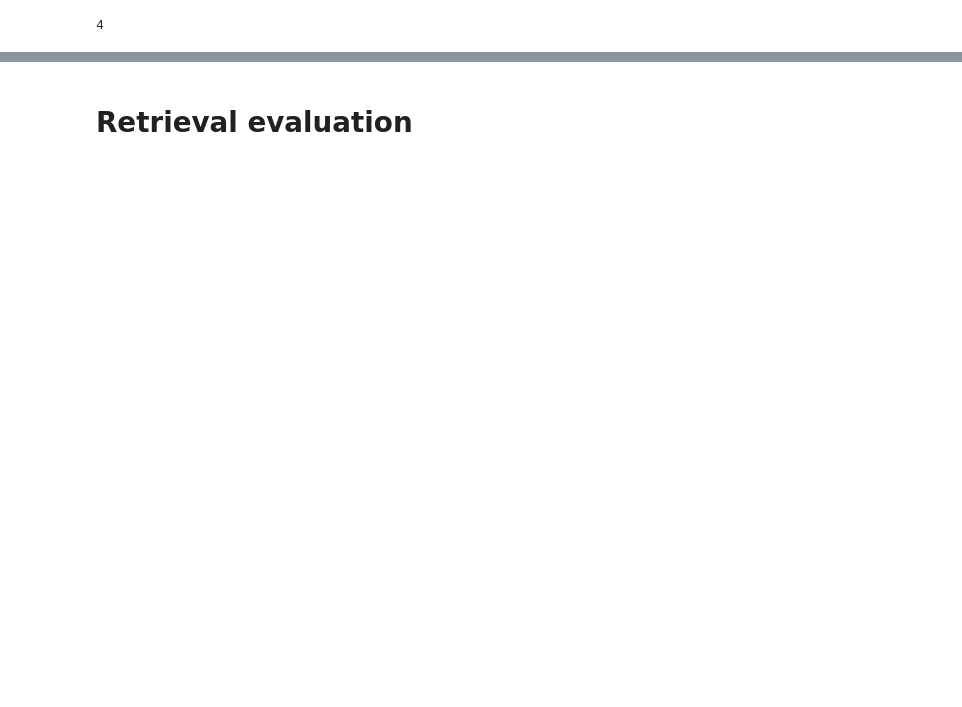
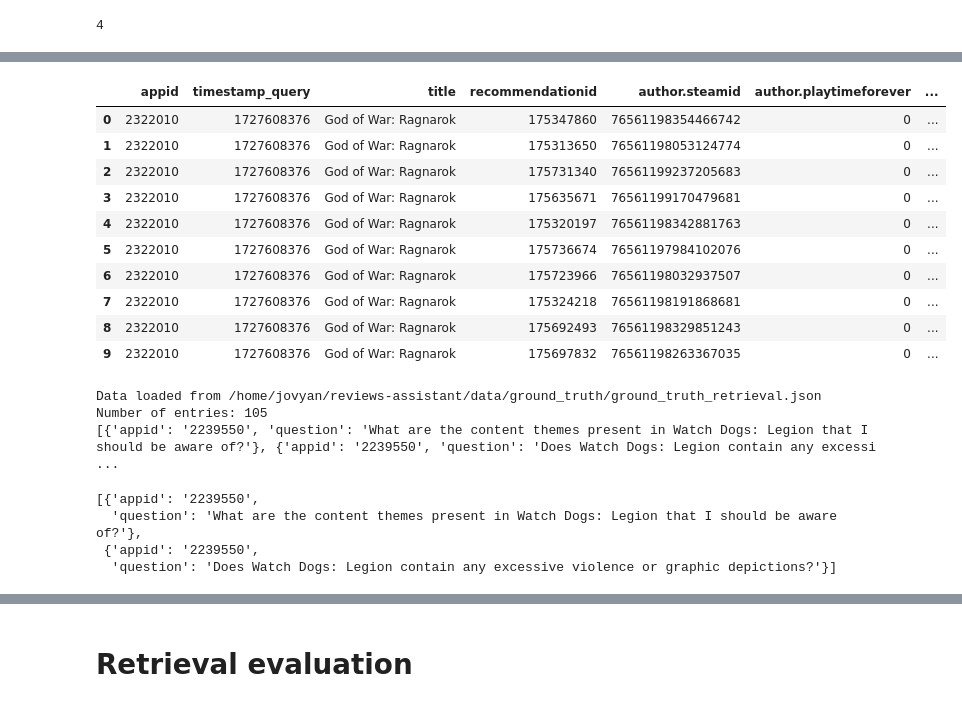
Before and after one commit to KonuTech/llm-zoomcamp-capstone-01, a Jupyter notebook: notebooks/003_retrival_evaluation_002.ipynb, the cells around one changed output, grey strips where cells are left out. Drawn from its saved outputs; the diff is of its cells as text; code cells hidden in the pictures; blank space fills up the shorter version.

```diff
--- a/notebooks/003_retrival_evaluation_002.ipynb
+++ b/notebooks/003_retrival_evaluation_002.ipynb
@@ -65,0 +556,29 @@ NameError: name 'SentenceTransformer' is not defined
+# %%
+# Usage example
+indexer = ReviewIndexer(model=model)  # Ensure your model is passed here
+# indexer.create_index()  # Ensure the index is created first
+
+# Sample input for querying
+title = "God of War: Ragnarok"  # Example game title
+query = 'Is God of War: Ragnarok a game for kids?'
+
+# Perform the hybrid query using title_review_vector
+results = indexer.query_reviews_hybrid(title, query, vector_field="title_review_vector")
+
+# Convert the results to a pandas DataFrame
+if results:  # Check if results are not empty
+    # Extract the source data from the Elasticsearch response
+    data = [doc['_source'] for doc in results]
+
+    # Create a DataFrame
+    df_results = pd.DataFrame(data)
+
+    # Set pandas options to display full content of the 'review' column
+    # pd.set_option('display.max_colwidth', None)  # or use a larger number to set a specific width
+    # pd.set_option('display.max_rows', None)  # Show all rows if needed
+    pd.reset_option('all')
+
+    # Display the DataFrame
+    # print(df_results.head())  # or use df_results to view the entire DataFrame
+else:
+    print("No results found.")
@@ -65,0 +587,48 @@ NameError: name 'SentenceTransformer' is not defined
+# %%
+df_results
+# %% [output]
+|  | appid | timestamp_query | title | recommendationid | author.steamid | author.playtimeforever | ... |
+| 0 | 2322010 | 1727608376 | God of War: Ragnarok | 175347860 | 76561198354466742 | 0 | ... |
+| 1 | 2322010 | 1727608376 | God of War: Ragnarok | 175313650 | 76561198053124774 | 0 | ... |
+| 2 | 2322010 | 1727608376 | God of War: Ragnarok | 175731340 | 76561199237205683 | 0 | ... |
+| 3 | 2322010 | 1727608376 | God of War: Ragnarok | 175635671 | 76561199170479681 | 0 | ... |
+| 4 | 2322010 | 1727608376 | God of War: Ragnarok | 175320197 | 76561198342881763 | 0 | ... |
+| 5 | 2322010 | 1727608376 | God of War: Ragnarok | 175736674 | 76561197984102076 | 0 | ... |
+| 6 | 2322010 | 1727608376 | God of War: Ragnarok | 175723966 | 76561198032937507 | 0 | ... |
+| 7 | 2322010 | 1727608376 | God of War: Ragnarok | 175324218 | 76561198191868681 | 0 | ... |
+| 8 | 2322010 | 1727608376 | God of War: Ragnarok | 175692493 | 76561198329851243 | 0 | ... |
+| 9 | 2322010 | 1727608376 | God of War: Ragnarok | 175697832 | 76561198263367035 | 0 | ... |
+# %%
+import json
+import os
+
+# Define the data directory path
+data_dir = os.path.abspath('../reviews-assistant/data/ground_truth')
+
+# Define the input file path
+input_file = os.path.join(data_dir, "ground_truth_retrieval.json")
+
+# Check if the file exists before attempting to read
+if os.path.exists(input_file):
+    # Read the results from the JSON file
+    with open(input_file, 'r', encoding='utf-8') as json_file:
+        ground_truth = json.load(json_file)  # Load the JSON data into a Python object
+
+    # Now ground_truth contains the data from ground_truth_retrieval.json
+    print(f"Data loaded from {input_file}")
+    print(f"Number of entries: {len(ground_truth)}")
+    # Optionally display the first few records
+    print(ground_truth[:5])  # Display the first 5 entries
+else:
+    print(f"File {input_file} does not exist!")
+# %% [output]
+Data loaded from /home/jovyan/reviews-assistant/data/ground_truth/ground_truth_retrieval.json
+Number of entries: 105
+[{'appid': '2239550', 'question': 'What are the content themes present in Watch Dogs: Legion that I should be aware of?'}, {'appid': '2239550', 'question': 'Does Watch Dogs: Legion contain any excessi ...
+# %%
+ground_truth[:2]
+# %% [output]
+[{'appid': '2239550',
+  'question': 'What are the content themes present in Watch Dogs: Legion that I should be aware of?'},
+ {'appid': '2239550',
+  'question': 'Does Watch Dogs: Legion contain any excessive violence or graphic depictions?'}]
```
Also changed, not shown: parts of 46 cells of this notebook, 38 other files.
